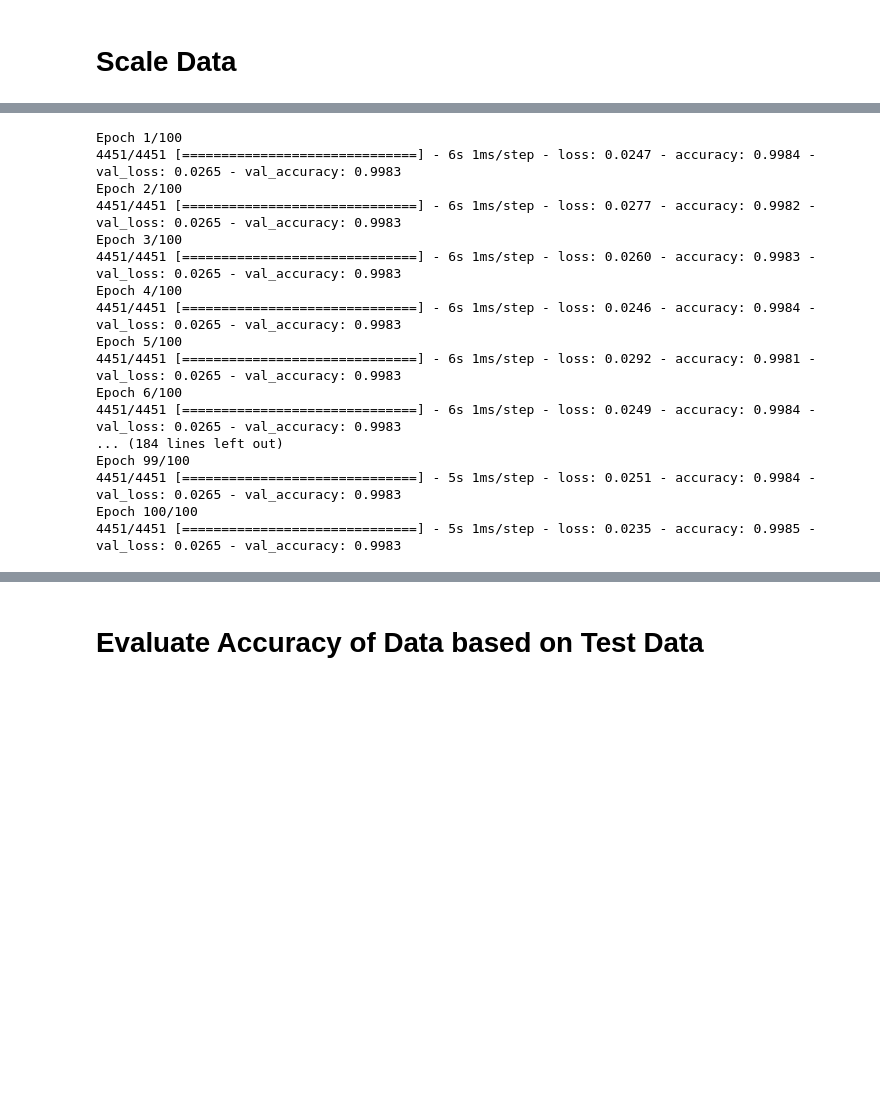
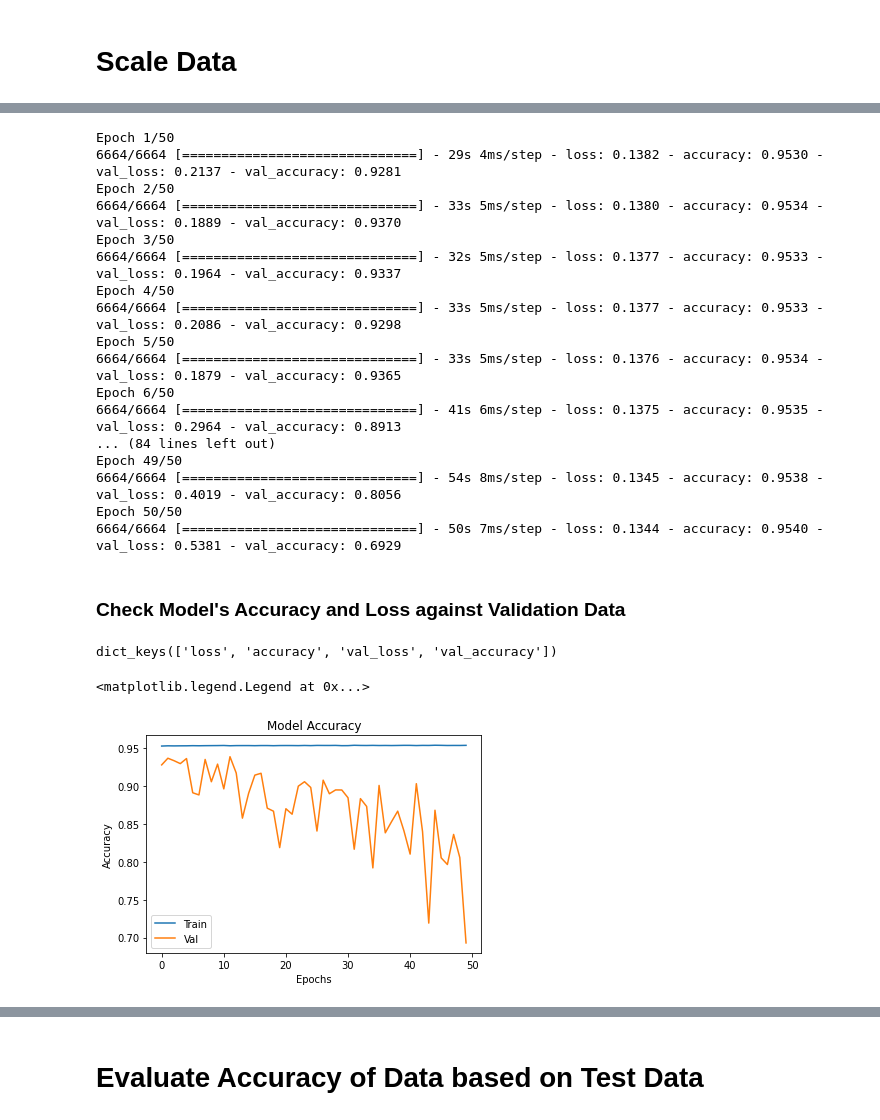
Before and after one commit to amiicool/PIAIC_Assignments, a Jupyter notebook: Deep Learning Assignments/Credit Card Fraud Detection assignment-PIAIC119852.ipynb, the cells around one changed output, grey strips where cells are left out. Drawn from its saved outputs; the diff is of its cells as text; code cells hidden in the pictures; blank space fills up the shorter version.

```diff
--- a/Deep Learning Assignments/Credit Card Fraud Detection assignment-PIAIC119852.ipynb
+++ b/Deep Learning Assignments/Credit Card Fraud Detection assignment-PIAIC119852.ipynb
@@ -144,6 +232,6 @@ y = (credit.loc[:, credit.columns == 'Class'])
 # %%
 # Split to 50% Train and 50% Test
-x_train, x_test, y_train, y_test = train_test_split(x, y, test_size=0.50, random_state=42)
+x_train, x_test, y_train, y_test = train_test_split(x_over, y_over, test_size=0.50, random_state=42)
 
 # Split 50% Test into further 30% Test and 20% Validation
 x_test, x_val, y_test, y_val = train_test_split(x_test, y_test, test_size=0.40, random_state=42)
@@ -204,7 +292,7 @@ model = Sequential()  # Initialize ANN
 model.add(Dense(units = 10, activation='relu', input_dim=9))
 model.add(Dense(units = 8, activation='relu'))
 model.add(Dense(units = 6, activation='relu'))
-model.add(Dense(units = 1, activation='relu'))
+model.add(Dense(units = 1, activation='sigmoid'))
 # %%
 # Loss Dunction measures how well the model did on training and then tries
 # to improve on it using optimizer
@@ -213,24 +301,41 @@ model.compile(optimizer = 'sgd',
              metrics = ['accuracy'])
 # %%
 hist = model.fit(
-    x_train_s, y_train_s, epochs = 100,
+    x_train_s, y_train_s, epochs = 50, batch_size=32,
     validation_data = (x_val_s, y_val_s)
 )
 # %% [output]
-Epoch 1/100
-4451/4451 [==============================] - 6s 1ms/step - loss: 0.0247 - accuracy: 0.9984 - val_loss: 0.0265 - val_accuracy: 0.9983
-Epoch 2/100
-4451/4451 [==============================] - 6s 1ms/step - loss: 0.0277 - accuracy: 0.9982 - val_loss: 0.0265 - val_accuracy: 0.9983
-Epoch 3/100
-4451/4451 [==============================] - 6s 1ms/step - loss: 0.0260 - accuracy: 0.9983 - val_loss: 0.0265 - val_accuracy: 0.9983
-Epoch 4/100
-4451/4451 [==============================] - 6s 1ms/step - loss: 0.0246 - accuracy: 0.9984 - val_loss: 0.0265 - val_accuracy: 0.9983
-Epoch 5/100
-4451/4451 [==============================] - 6s 1ms/step - loss: 0.0292 - accuracy: 0.9981 - val_loss: 0.0265 - val_accuracy: 0.9983
-Epoch 6/100
-4451/4451 [==============================] - 6s 1ms/step - loss: 0.0249 - accuracy: 0.9984 - val_loss: 0.0265 - val_accuracy: 0.9983
-... (184 lines left out)
-Epoch 99/100
-4451/4451 [==============================] - 5s 1ms/step - loss: 0.0251 - accuracy: 0.9984 - val_loss: 0.0265 - val_accuracy: 0.9983
-Epoch 100/100
-4451/4451 [==============================] - 5s 1ms/step - loss: 0.0235 - accuracy: 0.9985 - val_loss: 0.0265 - val_accuracy: 0.9983
+Epoch 1/50
+6664/6664 [==============================] - 29s 4ms/step - loss: 0.1382 - accuracy: 0.9530 - val_loss: 0.2137 - val_accuracy: 0.9281
+Epoch 2/50
+6664/6664 [==============================] - 33s 5ms/step - loss: 0.1380 - accuracy: 0.9534 - val_loss: 0.1889 - val_accuracy: 0.9370
+Epoch 3/50
+6664/6664 [==============================] - 32s 5ms/step - loss: 0.1377 - accuracy: 0.9533 - val_loss: 0.1964 - val_accuracy: 0.9337
+Epoch 4/50
+6664/6664 [==============================] - 33s 5ms/step - loss: 0.1377 - accuracy: 0.9533 - val_loss: 0.2086 - val_accuracy: 0.9298
+Epoch 5/50
+6664/6664 [==============================] - 33s 5ms/step - loss: 0.1376 - accuracy: 0.9534 - val_loss: 0.1879 - val_accuracy: 0.9365
+Epoch 6/50
+6664/6664 [==============================] - 41s 6ms/step - loss: 0.1375 - accuracy: 0.9535 - val_loss: 0.2964 - val_accuracy: 0.8913
+... (84 lines left out)
+Epoch 49/50
+6664/6664 [==============================] - 54s 8ms/step - loss: 0.1345 - accuracy: 0.9538 - val_loss: 0.4019 - val_accuracy: 0.8056
+Epoch 50/50
+6664/6664 [==============================] - 50s 7ms/step - loss: 0.1344 - accuracy: 0.9540 - val_loss: 0.5381 - val_accuracy: 0.6929
+# %% [markdown]
+### Check Model's Accuracy and Loss against Validation Data
+# %%
+hist.history.keys()
+# %% [output]
+dict_keys(['loss', 'accuracy', 'val_loss', 'val_accuracy'])
+# %%
+# Visuialize the Training and Valudation Accuracy to see if Model is overfitting
+plt.plot(hist.history["accuracy"])
+plt.plot(hist.history["val_accuracy"])
+plt.title('Model Accuracy')
+plt.ylabel('Accuracy')
+plt.xlabel('Epochs')
+plt.legend(['Train', 'Val'])
+# %% [output]
+<matplotlib.legend.Legend at 0x...>
+[figure, added]
```
Also changed, not shown: parts of 43 cells of this notebook.
